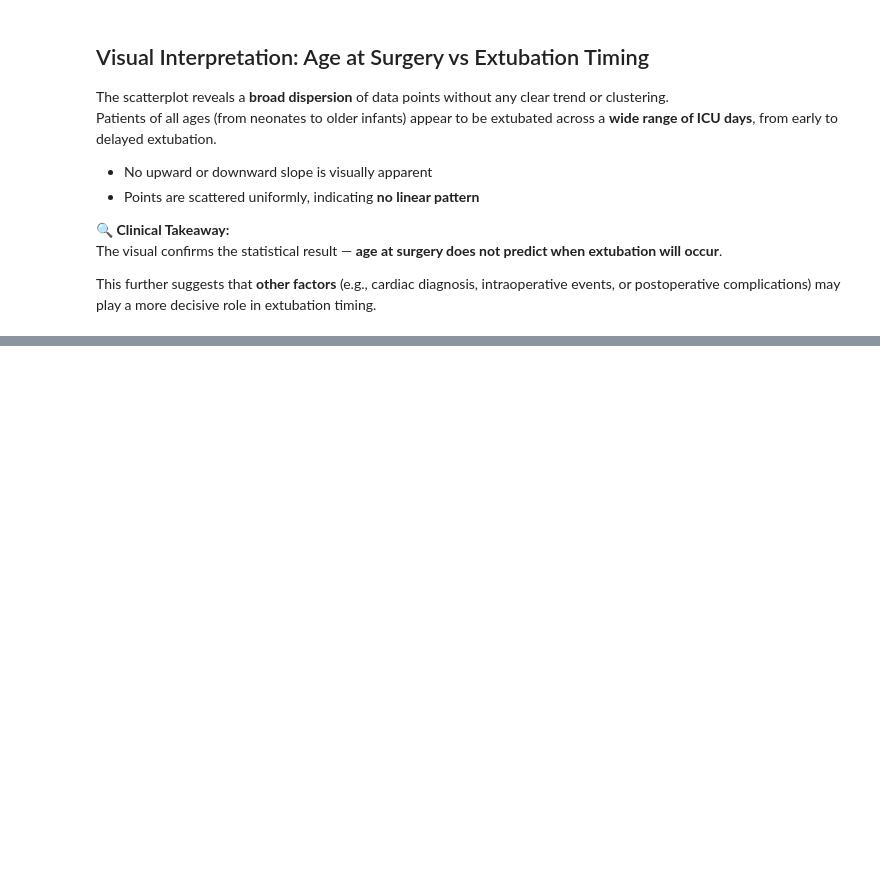
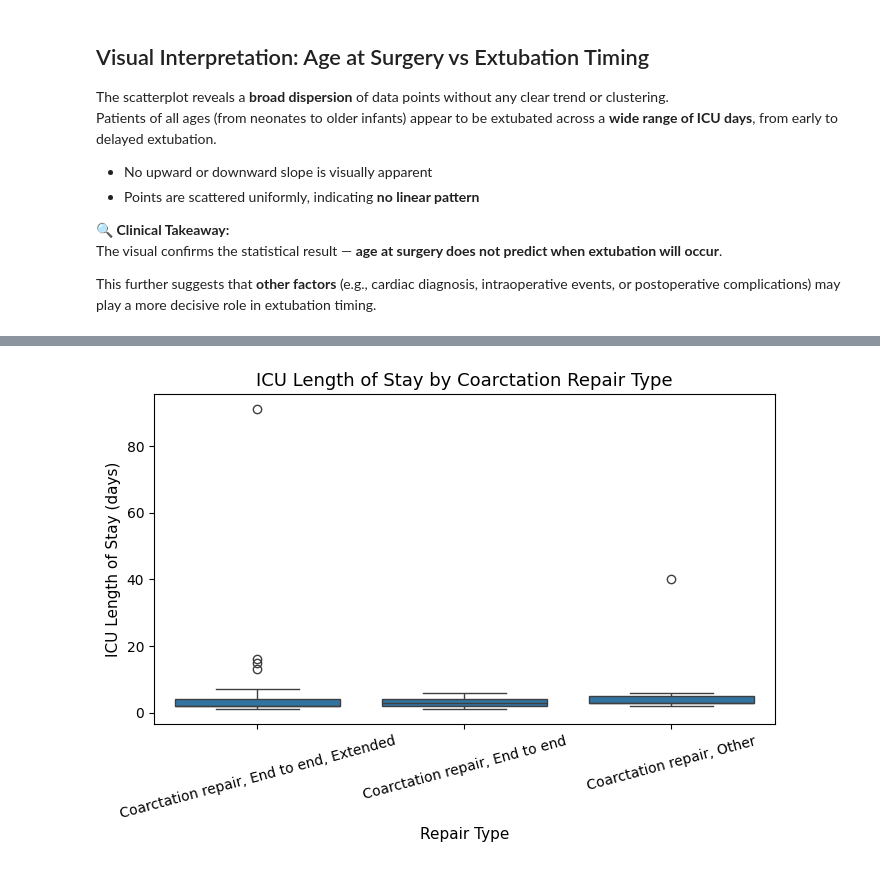
Before and after one commit to karlita-isela/Notion-syncer, a Jupyter notebook: Biostatistics.ipynb, the cells around one changed output, grey strips where cells are left out. Saved outputs shown, nothing was run; the diff lists cells and outputs as text; code cells hidden in the pictures; blank space fills up the shorter version.

```diff
--- a/Biostatistics.ipynb
+++ b/Biostatistics.ipynb
@@ -1717,0 +1734,9 @@ uploaded = files.upload()
+# %%
+# Recalculate ICU length of stay
+df["ICU_LOS"] = df["icu_discharge_d_day"] - df["icu_d_day"]
+
+# Filter for patients with Coarctation procedure types
+coarc_df = df[df["PROCED_COARC"].notnull()].copy()
+
+# Drop any rows missing ICU stay
+coarc_df = coarc_df.dropna(subset=["ICU_LOS"])
@@ -1717,0 +1798,17 @@ uploaded = files.upload()
+# %%
+import matplotlib.pyplot as plt
+import seaborn as sns
+
+# Boxplot
+fig, ax = plt.subplots(figsize=(7, 5))
+sns.boxplot(x="PROCED_COARC", y="ICU_LOS", data=coarc_df, ax=ax)
+
+ax.set_title("ICU Length of Stay by Coarctation Repair Type", fontsize=13)
+ax.set_xlabel("Repair Type", fontsize=11)
+ax.set_ylabel("ICU Length of Stay (days)", fontsize=11)
+ax.tick_params(axis='x', rotation=15)
+
+plt.tight_layout()
+plt.show()
+# %% [output]
+[figure, added]
```
Also changed, not shown: parts of 19 cells of this notebook.
